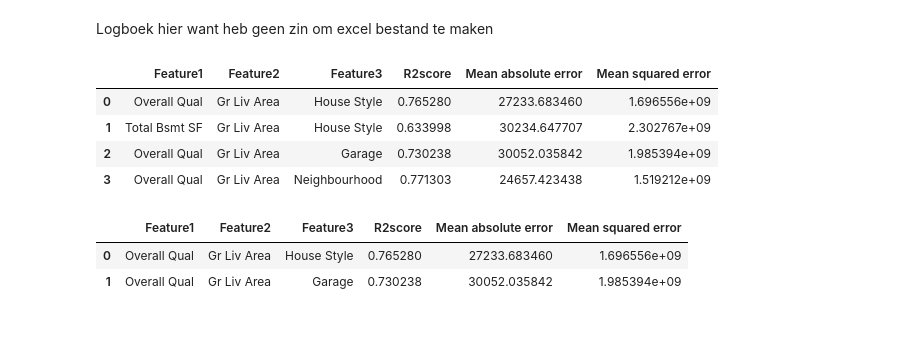
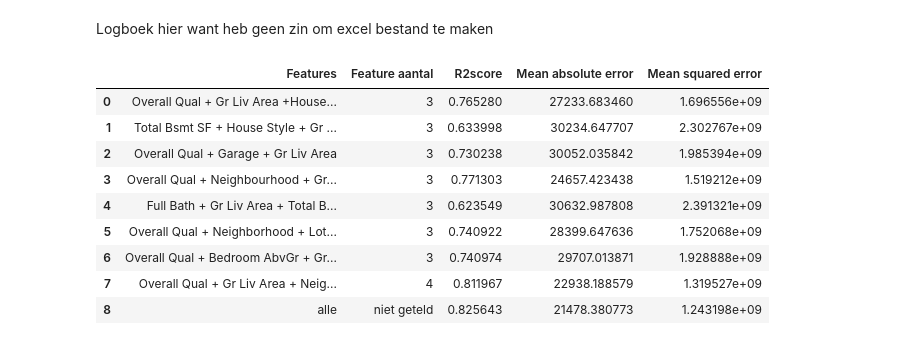
Before and after one commit to Alexanderdeweger/DEAI_portfolio, a Jupyter notebook: Week6/DA/OpdrachtenAlexander.ipynb, the cells around one changed output. Saved outputs shown, nothing was run; the diff lists cells and outputs as text; code cells hidden in the pictures.

```diff
--- a/Week6/DA/OpdrachtenAlexander.ipynb
+++ b/Week6/DA/OpdrachtenAlexander.ipynb
@@ -129,57 +135,88 @@ Logboek hier want heb geen zin om excel bestand te maken
 # %%
 logboek = pd.DataFrame([
     {
-        'Feature1': 'Overall Qual',
-        'Feature2': 'Gr Liv Area',
-        'Feature3': 'House Style',
+        'Features': 'Overall Qual + Gr Liv Area  +House Style',
+        'Feature aantal': '3',
         'R2score': 0.7652799916874008,
         'Mean absolute error': 27233.683460052944,
         'Mean squared error': 1696556276.3488176
     },
     {
-    "Feature1": "Total Bsmt SF",
-    "Feature2": "Gr Liv Area",
-    "Feature3": "House Style",
+    "Features": "Total Bsmt SF + House Style + Gr Liv Area",
+    "Feature aantal": "3",
     "R2score": 0.6339976697740846,
     "Mean absolute error": 30234.64770679482,
     'Mean squared error': 2302766639.230193
     },
     {
-    "Feature1": "Overall Qual",
-    "Feature2": "Gr Liv Area",
-    "Feature3": "Garage",
+    "Features": "Overall Qual + Garage + Gr Liv Area",
+    "Feature aantal": "3",
     "R2score": 0.7302377660290891,
     "Mean absolute error": 30052.035841744375,
     'Mean squared error':1985393849.680396
     },
     {
-    "Feature1": "Overall Qual",
-    "Feature2": "Gr Liv Area",
-    "Feature3": "Neighbourhood",
+    "Features": "Overall Qual + Neighbourhood + Gr Liv Area",
+    "Feature aantal": "3",
     "R2score": 0.7713026037238904,
     "Mean absolute error": 24657.423437970414,
     'Mean squared error': 1519212074.4158592
+    },
+    {
+    "Features": "Full Bath + Gr Liv Area + Total Bsmt SF",
+    "Feature aantal": "3",
+    "R2score": 0.6235493006291759,
+    "Mean absolute error": 30632.987807731326,
+    'Mean squared error': 2391321182.471727
+    },
+    {
+    "Features": "Overall Qual + Neighborhood + Lot Area",
+    "Feature aantal": "3",
+    "R2score": 0.7409224574670155,
+    "Mean absolute error": 28399.647636253678,
+    'Mean squared error': 1752067610.436166
+    },
+    {
+    "Features": "Overall Qual + Bedroom AbvGr + Gr Liv Area",
+    "Feature aantal": "3",
+    "R2score": 0.7409736810679874,
+    "Mean absolute error": 29707.01387072196,
+    'Mean squared error': 1928888270.027976
+    },
+    {
+    "Features": "Overall Qual + Gr Liv Area + Neighborhood + House Style",
+    "Feature aantal": "4",
+    "R2score": 0.8119671543342439,
+    "Mean absolute error": 22938.188578978377,
+    'Mean squared error': 1319527227.785899
+    },
+    {
+    "Features": "alle",
+    "Feature aantal": "niet geteld",
+    "R2score": 0.8256429704841886,
+    "Mean absolute error": 21478.380772891265,
+    'Mean squared error': 1243197756.1025188
     }
 ])
 logboek
 # %% [output]
-|  | Feature1 | Feature2 | Feature3 | R2score | Mean absolute error | Mean squared error |
-| 0 | Overall Qual | Gr Liv Area | House Style | 0.765280 | 27233.683460 | 1.696556e+09 |
-| 1 | Total Bsmt SF | Gr Liv Area | House Style | 0.633998 | 30234.647707 | 2.302767e+09 |
-| 2 | Overall Qual | Gr Liv Area | Garage | 0.730238 | 30052.035842 | 1.985394e+09 |
-| 3 | Overall Qual | Gr Liv Area | Neighbourhood | 0.771303 | 24657.423438 | 1.519212e+09 |
+|  | Features | Feature aantal | R2score | Mean absolute error | Mean squared error |
+| 0 | Overall Qual + Gr Liv Area +House... | 3 | 0.765280 | 27233.683460 | 1.696556e+09 |
+| 1 | Total Bsmt SF + House Style + Gr ... | 3 | 0.633998 | 30234.647707 | 2.302767e+09 |
+| 2 | Overall Qual + Garage + Gr Liv Area | 3 | 0.730238 | 30052.035842 | 1.985394e+09 |
+| 3 | Overall Qual + Neighbourhood + Gr... | 3 | 0.771303 | 24657.423438 | 1.519212e+09 |
+| 4 | Full Bath + Gr Liv Area + Total B... | 3 | 0.623549 | 30632.987808 | 2.391321e+09 |
+| 5 | Overall Qual + Neighborhood + Lot... | 3 | 0.740922 | 28399.647636 | 1.752068e+09 |
+| 6 | Overall Qual + Bedroom AbvGr + Gr... | 3 | 0.740974 | 29707.013871 | 1.928888e+09 |
+| 7 | Overall Qual + Gr Liv Area + Neig... | 4 | 0.811967 | 22938.188579 | 1.319527e+09 |
+| 8 | alle | niet geteld | 0.825643 | 21478.380773 | 1.243198e+09 |
 # %%
 nieuwe_rijen = pd.DataFrame([
 {
-"Feature1": "",
-"Feature2": "",
-"Feature3": "",
+"Features": "",
+"Feature aantal": "",
 "R2score": 0,
 "Mean absolute error": 0,
 'Mean squared error': 0
 }
 ])
-# %% [output]
-|  | Feature1 | Feature2 | Feature3 | R2score | Mean absolute error | Mean squared error |
-| 0 | Overall Qual | Gr Liv Area | House Style | 0.765280 | 27233.683460 | 1.696556e+09 |
-| 1 | Overall Qual | Gr Liv Area | Garage | 0.730238 | 30052.035842 | 1.985394e+09 |
```
Also changed, not shown: parts of 6 cells of this notebook, 10 other files.
